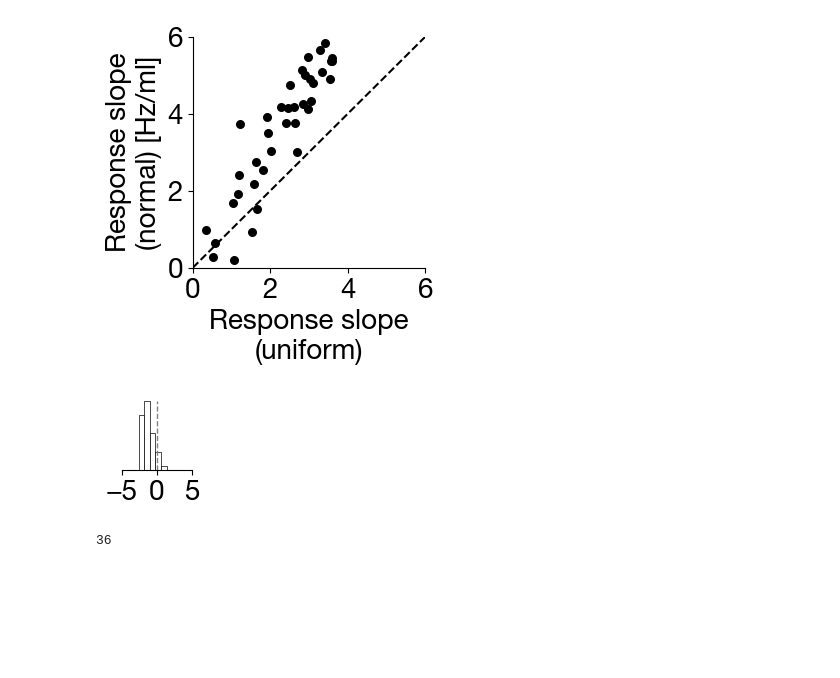
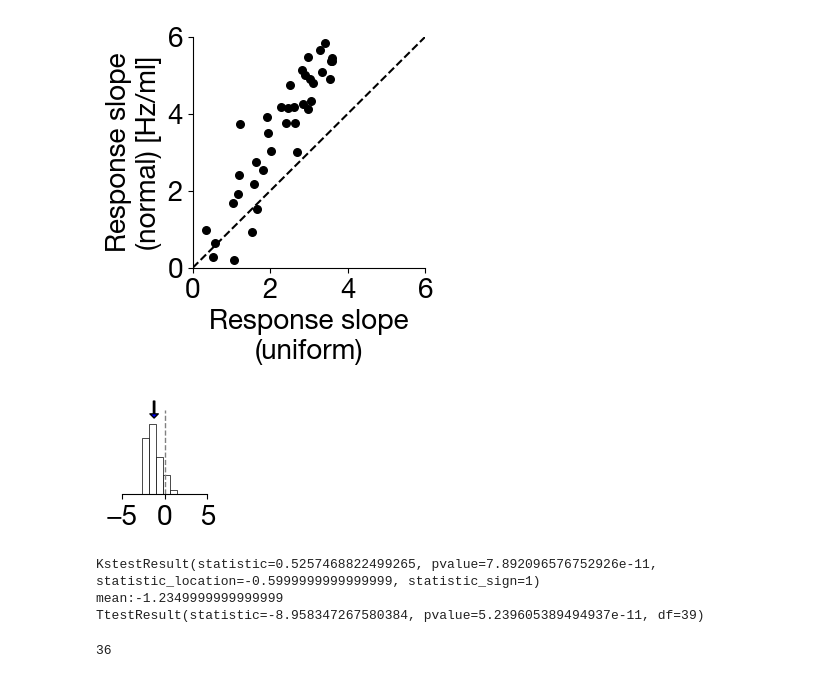
Before and after one commit to dongjae-kim/efficient-coding-dist-rl, a Jupyter notebook: Fitting_moment_matching_rothenhoefer_shared_params_with_different_sorting.ipynb, the cells around one changed output. Drawn from its saved outputs; the diff is of its cells as text; code cells hidden in the pictures; blank space fills up the shorter version.

Commit message:
update figures

```diff
--- a/Fitting_moment_matching_rothenhoefer_shared_params_with_different_sorting.ipynb
+++ b/Fitting_moment_matching_rothenhoefer_shared_params_with_different_sorting.ipynb
@@ -844,40 +862,66 @@ fig.savefig('./figures_rothenhoefer/slope_slope_model_rothenhoefer.pdf', bbox_in
 # %%
 %matplotlib inline
 
 fig,ax = plt.subplots(1,1)
 # set font size
 plt.rcParams['font.family'] = 'Helvetica Neue'
 plt.rcParams['font.size'] = 15
 
 
 ax.spines['right'].set_visible(False)
 ax.spines['left'].set_visible(False)
 ax.spines['top'].set_visible(False)
 
 #get hist of np.array(unfm_res)-np.array(norm_res) for 10 bins from -5 to 3
 ax.hist(np.array(unfm_res)-np.array(norm_res), bins=10, color= 'w', edgecolor="k", linewidth = 0.5, range=(-5,3))
 # plot verical sloid line
 ax.axvline(x=0, color=str(0.5), linestyle='--', linewidth=1)
 
-ax.set_ylim([0, 15])
-ax.set_xlim([-5, 5])
+# add downward arrow that shows the mean of the distribution
+ax.annotate('', xy=(np.mean(np.array(unfm_res)-np.array(norm_res)), 16), xytext=(np.mean(np.array(unfm_res)-np.array(norm_res)), 20),
+            arrowprops=dict(facecolor='blue', shrink=0.05, headlength=3, headwidth=6, width=1),
+             )
 
 ax.set_yticks([])
 ax.set_xticks([])
-# set y ticks
+
+ax.set_ylim([0, 18])
+ax.set_xlim([-5, 5])
+
+# set x ticks
+# ax.set_xticks(np.arange(-5, 6, 5))
+# ax.set_ylim([0, 15])
+# ax.set_xlim([-5, 5])
+#
+# ax.set_yticks([])
+# ax.set_xticks([])
+# # set y ticks
 ax.set_xticks(np.arange(-5, 6, 5))
 
 
-fig.set_figwidth(0.9)
-fig.set_figheight(0.9)
-fig.savefig('./figures_rothenhoefer/'+'slope_slope_modelhist_rothenhoefer.png', bbox_inches="tight")
-fig.savefig('./figures_rothenhoefer/'+'slope_slope_modelhist_rothenhoefer.pdf', bbox_inches="tight")
+fig.set_figwidth(1.1)
+fig.set_figheight(1.1)
+fig.savefig('./figures_rothenhoefer/'+'slope_slope_modelhist_rothenhoefer.png', bbox_inches="tight", transparent=True)
+fig.savefig('./figures_rothenhoefer/'+'slope_slope_modelhist_rothenhoefer.pdf', bbox_inches="tight", transparent=True)
 
 
 
 # plt.hist(unfm_res-norm_res, bins=20, alpha=0.5, label='ours')
 # %% [output]
-[figure, old version]
+[figure, new version]
+# %%
+# ks test
+from scipy.stats import kstest
+print(kstest(np.array(unfm_res)-np.array(norm_res), 'norm'))
+
+# paired t test for data[:,0] and data[:,1]
+from scipy.stats import ttest_rel
+print('mean:{}'.format(np.mean(np.array(unfm_res)-np.array(norm_res))))
+print(ttest_rel(unfm_res, norm_res))
+# %% [output]
+KstestResult(statistic=0.5257468822499265, pvalue=7.892096576752926e-11, statistic_location=-0.5999999999999999, statistic_sign=1)
+mean:-1.2349999999999999
+TtestResult(statistic=-8.958347267580384, pvalue=5.239605389494937e-11, df=39)
 # %%
 np.sum((np.array(unfm_res)-np.array(norm_res))<0)
 # %% [output]
```
Also changed, not shown: parts of 2 cells of this notebook, 14 other files.
